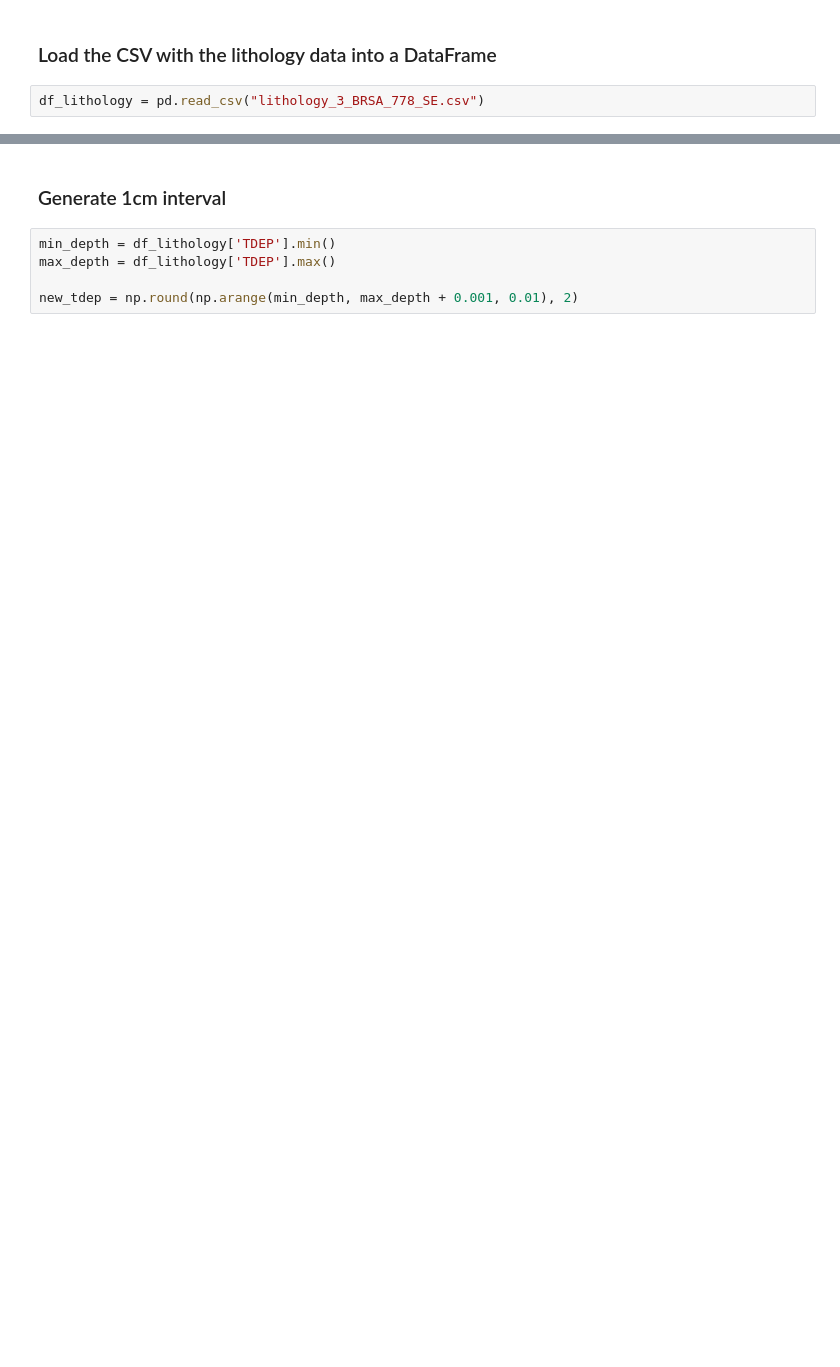
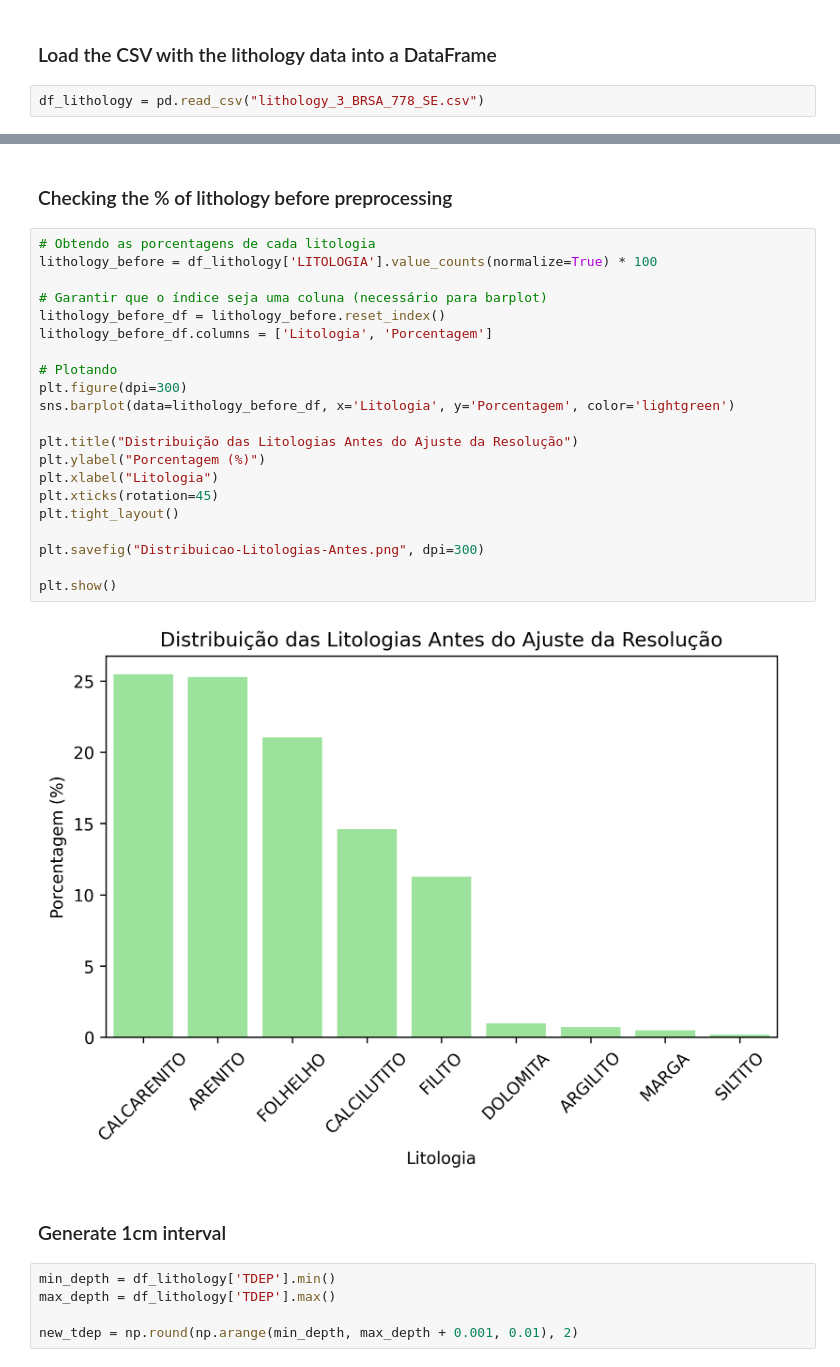
Before and after one commit to rafaseto/lithofacies-classification-from-image-logs, a Jupyter notebook: src/lithology_resolution_preprocess.ipynb, the cells around one changed output, grey strips where cells are left out. Cells and saved outputs as stored; diff of their text form; blank space fills up the shorter version.

Commit message:
feat(res-preprocessing): lithology quality control Check the lithology distribution before and after the resolution preprocessing.

```diff
--- a/src/lithology_resolution_preprocess.ipynb
+++ b/src/lithology_resolution_preprocess.ipynb
@@ -8,3 +27,28 @@ df_lithology = pd.read_csv("lithology_3_BRSA_778_SE.csv")
+# %% [markdown]
+### Checking the % of lithology before preprocessing
+# %%
+# Obtendo as porcentagens de cada litologia
+lithology_before = df_lithology['LITOLOGIA'].value_counts(normalize=True) * 100
+
+# Garantir que o índice seja uma coluna (necessário para barplot)
+lithology_before_df = lithology_before.reset_index()
+lithology_before_df.columns = ['Litologia', 'Porcentagem']
+
+# Plotando
+plt.figure(dpi=300)
+sns.barplot(data=lithology_before_df, x='Litologia', y='Porcentagem', color='lightgreen')
+
+plt.title("Distribuição das Litologias Antes do Ajuste da Resolução")
+plt.ylabel("Porcentagem (%)")
+plt.xlabel("Litologia")
+plt.xticks(rotation=45)
+plt.tight_layout()
+
+plt.savefig("Distribuicao-Litologias-Antes.png", dpi=300)
+
+plt.show()
+# %% [output]
+[figure, added]
 # %% [markdown]
 ### Generate 1cm interval
 # %%
```
Also changed, not shown: parts of 9 cells of this notebook.
